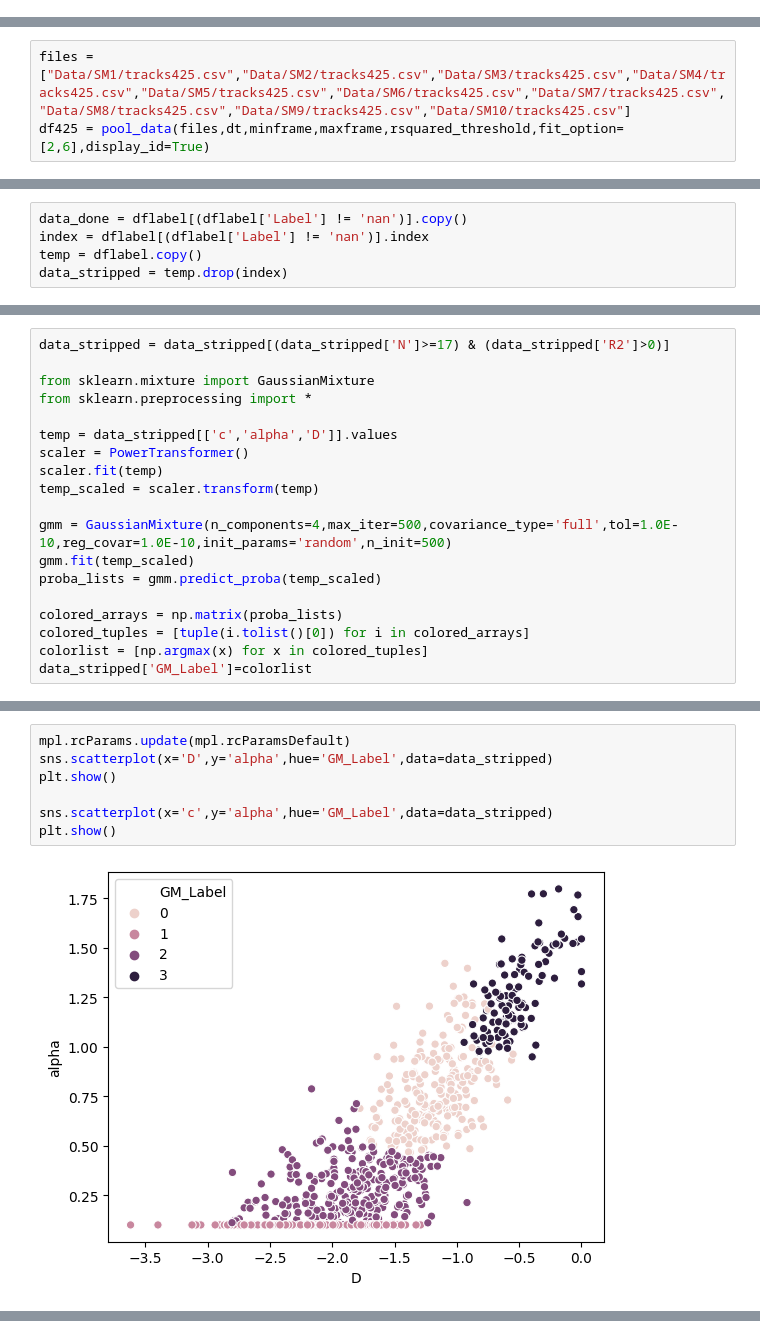
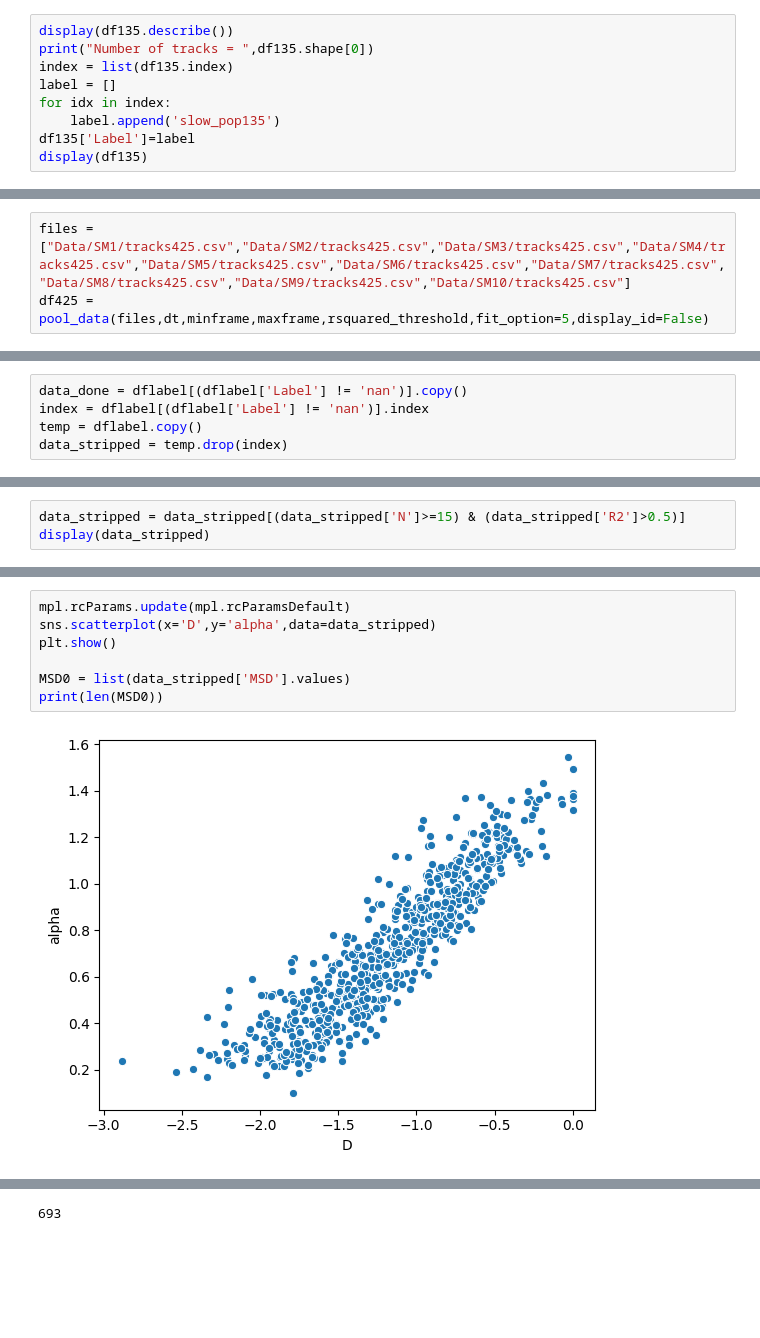
Before and after one commit to remy13127/Internship, a Jupyter notebook: LP184.ipynb, the cells around one changed output, grey strips where cells are left out. Drawn from its saved outputs; the diff is of its cells as text; blank space fills up the shorter version.

```diff
--- a/LP184.ipynb
+++ b/LP184.ipynb
@@ -132,0 +185,9 @@ Done.
+# %%
+display(df135.describe())
+print("Number of tracks = ",df135.shape[0])
+index = list(df135.index)
+label = []
+for idx in index:
+    label.append('slow_pop135')
+df135['Label']=label
+display(df135)
@@ -134,6 +318,6 @@ Done.
 # Identify the tracks in the dataset associated to the larger $R_S$
 # %%
 files = ["Data/SM1/tracks425.csv","Data/SM2/tracks425.csv","Data/SM3/tracks425.csv","Data/SM4/tracks425.csv","Data/SM5/tracks425.csv","Data/SM6/tracks425.csv","Data/SM7/tracks425.csv","Data/SM8/tracks425.csv","Data/SM9/tracks425.csv","Data/SM10/tracks425.csv"]
-df425 = pool_data(files,dt,minframe,maxframe,rsquared_threshold,fit_option=[2,6],display_id=True)
+df425 = pool_data(files,dt,minframe,maxframe,rsquared_threshold,fit_option=5,display_id=False)
 # %% [output]
 Parameters for the MSD analysis: dt =  0.05
@@ -252,20 +514,4 @@ for n in N:
 ... (8 outputs left out)
-# %%
-data_stripped = data_stripped[(data_stripped['N']>=17) & (data_stripped['R2']>0)]
-
-from sklearn.mixture import GaussianMixture
-from sklearn.preprocessing import *
-
-temp = data_stripped[['c','alpha','D']].values
-scaler = PowerTransformer()
-scaler.fit(temp)
-temp_scaled = scaler.transform(temp)
-
-gmm = GaussianMixture(n_components=4,max_iter=500,covariance_type='full',tol=1.0E-10,reg_covar=1.0E-10,init_params='random',n_init=500)
-gmm.fit(temp_scaled)
-proba_lists = gmm.predict_proba(temp_scaled)
-
-colored_arrays = np.matrix(proba_lists)
-colored_tuples = [tuple(i.tolist()[0]) for i in colored_arrays]
-colorlist = [np.argmax(x) for x in colored_tuples]
-data_stripped['GM_Label']=colorlist
+# %%
+data_stripped = data_stripped[(data_stripped['N']>=15) & (data_stripped['R2']>0.5)]
+display(data_stripped)
@@ -272,9 +532,9 @@ data_stripped['GM_Label']=colorlist
 # %%
 mpl.rcParams.update(mpl.rcParamsDefault)
-sns.scatterplot(x='D',y='alpha',hue='GM_Label',data=data_stripped)
+sns.scatterplot(x='D',y='alpha',data=data_stripped)
 plt.show()
 
-sns.scatterplot(x='c',y='alpha',hue='GM_Label',data=data_stripped)
-plt.show()
+MSD0 = list(data_stripped['MSD'].values)
+print(len(MSD0))
 # %% [output]
-[figure, old version]
+[figure, new version]
@@ -281,0 +541 @@ plt.show()
+693
```
Also changed, not shown: parts of 38 cells of this notebook.
